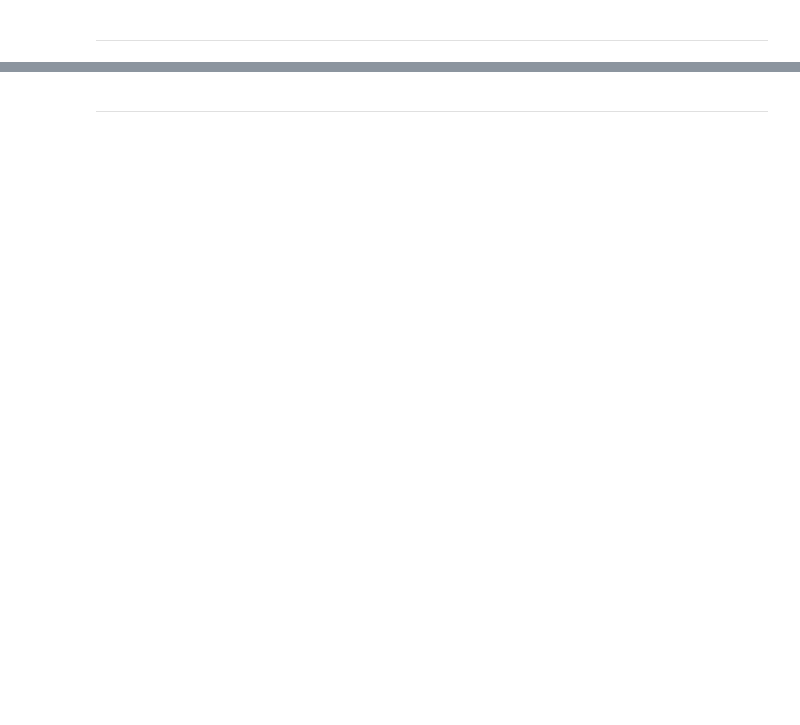
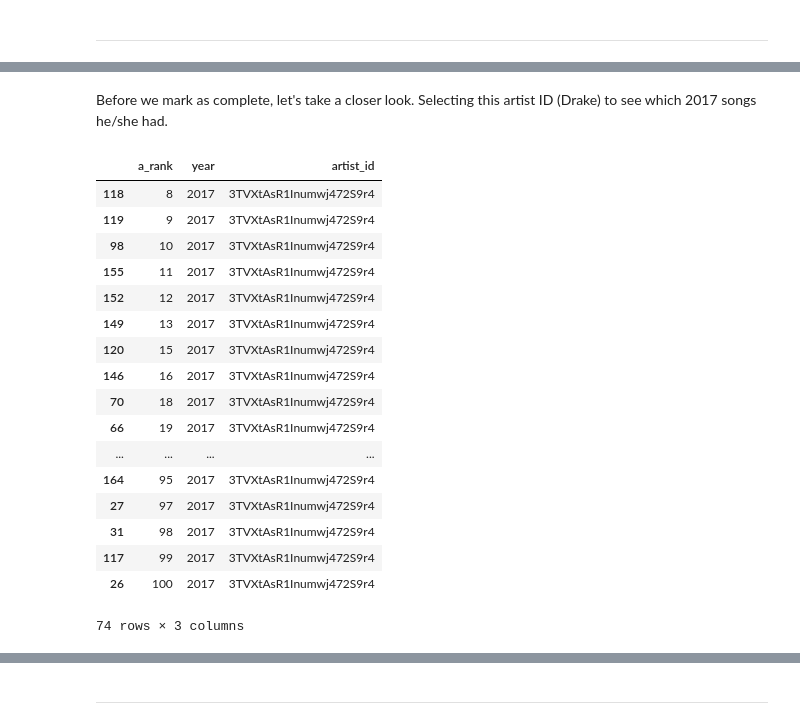
Before and after one commit to LukeMainwaring/MusicGenreViz, a Jupyter notebook: data_mining/data_upload.ipynb, the cells around one changed output, grey strips where cells are left out. Cells and saved outputs as stored; diff of their text form; code cells hidden in the pictures; blank space fills up the shorter version.

```diff
--- a/data_mining/data_upload.ipynb
+++ b/data_mining/data_upload.ipynb
@@ -173,0 +176,25 @@ billboard_df
+# %%
+artist_rank_df = artist_rank_df.drop_duplicates()
+# %% [markdown]
+Before we mark as complete, let's take a closer look. Selecting this artist ID (Drake) to see which 2017 songs he/she had.
+# %%
+artist_rank_df[(artist_rank_df.artist_id == '3TVXtAsR1Inumwj472S9r4') & (artist_rank_df.year == 2017)].sort_values('a_rank')
+# %% [output]
+|  | a_rank | year | artist_id |
+| 118 | 8 | 2017 | 3TVXtAsR1Inumwj472S9r4 |
+| 119 | 9 | 2017 | 3TVXtAsR1Inumwj472S9r4 |
+| 98 | 10 | 2017 | 3TVXtAsR1Inumwj472S9r4 |
+| 155 | 11 | 2017 | 3TVXtAsR1Inumwj472S9r4 |
+| 152 | 12 | 2017 | 3TVXtAsR1Inumwj472S9r4 |
+| 149 | 13 | 2017 | 3TVXtAsR1Inumwj472S9r4 |
+| 120 | 15 | 2017 | 3TVXtAsR1Inumwj472S9r4 |
+| 146 | 16 | 2017 | 3TVXtAsR1Inumwj472S9r4 |
+| 70 | 18 | 2017 | 3TVXtAsR1Inumwj472S9r4 |
+| 66 | 19 | 2017 | 3TVXtAsR1Inumwj472S9r4 |
+| ... | ... | ... | ... |
+| 164 | 95 | 2017 | 3TVXtAsR1Inumwj472S9r4 |
+| 27 | 97 | 2017 | 3TVXtAsR1Inumwj472S9r4 |
+| 31 | 98 | 2017 | 3TVXtAsR1Inumwj472S9r4 |
+| 117 | 99 | 2017 | 3TVXtAsR1Inumwj472S9r4 |
+| 26 | 100 | 2017 | 3TVXtAsR1Inumwj472S9r4 |
+74 rows × 3 columns
```
Also changed, not shown: parts of 92 cells of this notebook, 8 other files.
